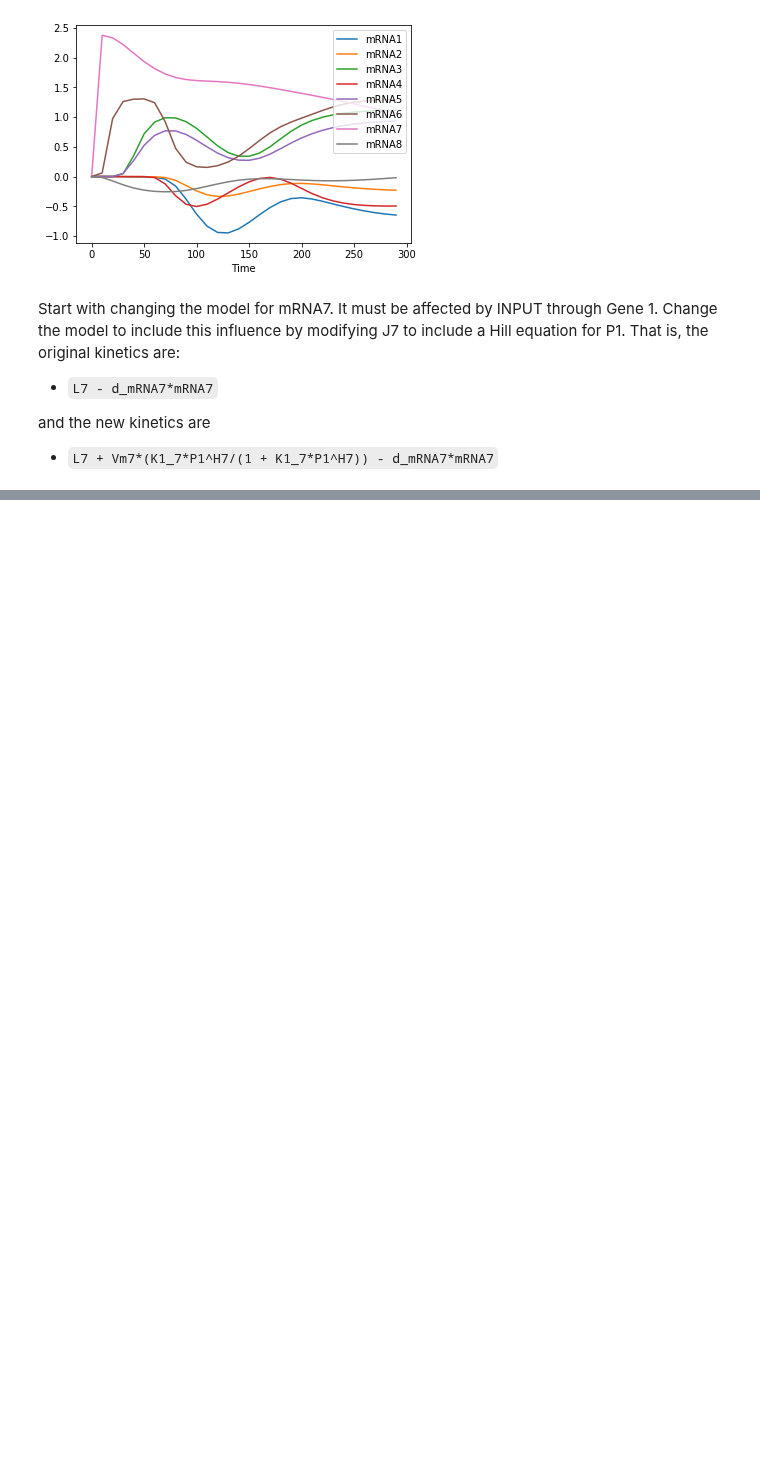
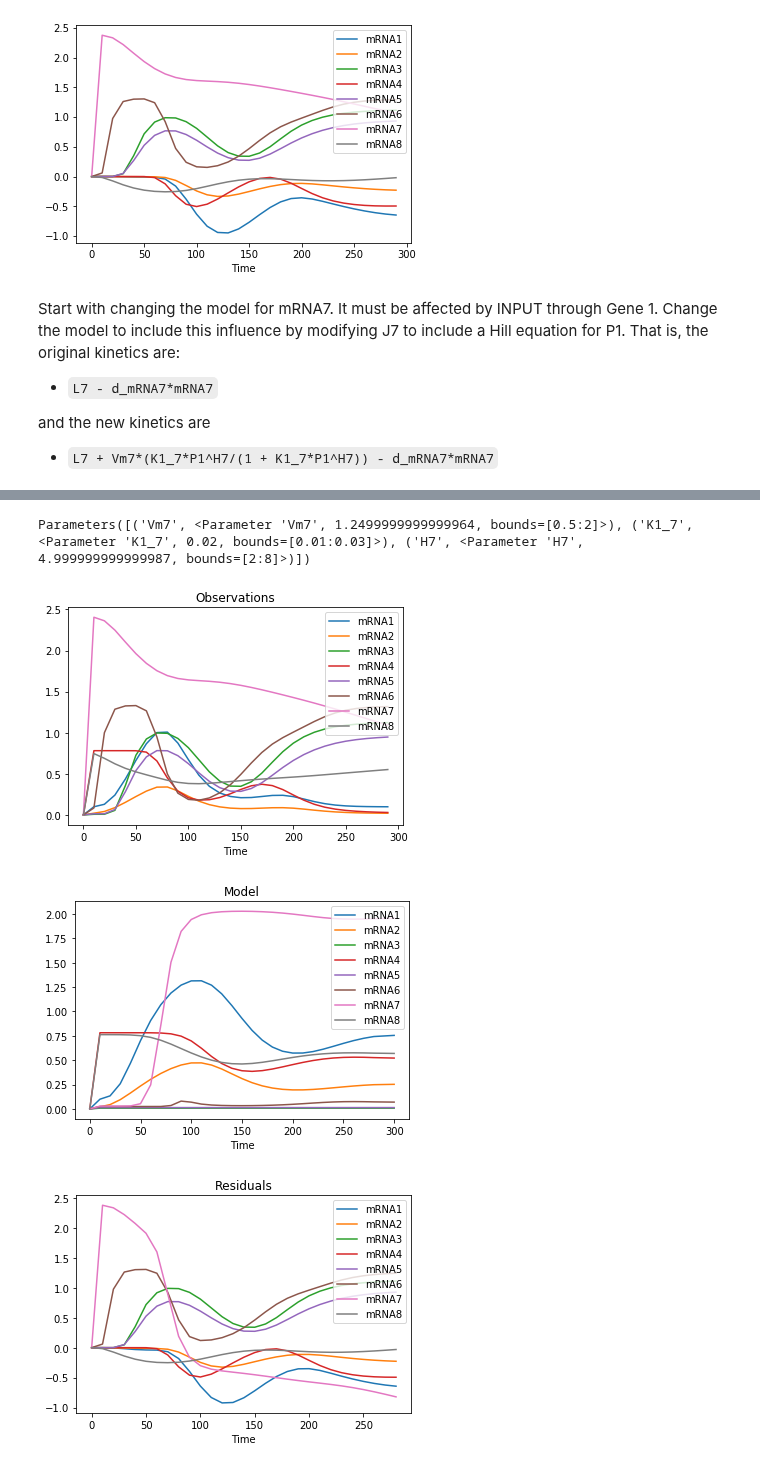
Before and after one commit to ModelEngineering/advancing-biomedical-models, a Jupyter notebook: lectures/lecture_16/lecture_16_practical_techniques_for_discovering_models.ipynb, the cells around one changed output, grey strips where cells are left out. Drawn from its saved outputs; the diff is of its cells as text; code cells hidden in the pictures; blank space fills up the shorter version.

```diff
--- a/lectures/lecture_16/lecture_16_practical_techniques_for_discovering_models.ipynb
+++ b/lectures/lecture_16/lecture_16_practical_techniques_for_discovering_models.ipynb
@@ -428,0 +441,9 @@ def runExperiment(model, species, constants, sim_time):
+# %%
+constants = ['Vm7', 'K1_7', 'H7']
+parameters = runExperiment(model, 'mRNA7', constants, sim_time=300)
+print(parameters)
+# %% [output]
+Parameters([('Vm7', <Parameter 'Vm7', 1.2499999999999964, bounds=[0.5:2]>), ('K1_7', <Parameter 'K1_7', 0.02, bounds=[0.01:0.03]>), ('H7', <Parameter 'H7', 4.999999999999987, bounds=[2:8]>)])
+[figure, added]
+[figure, added]
+[figure, added]
```
Also changed, not shown: parts of 9 cells of this notebook, 10 other files.
